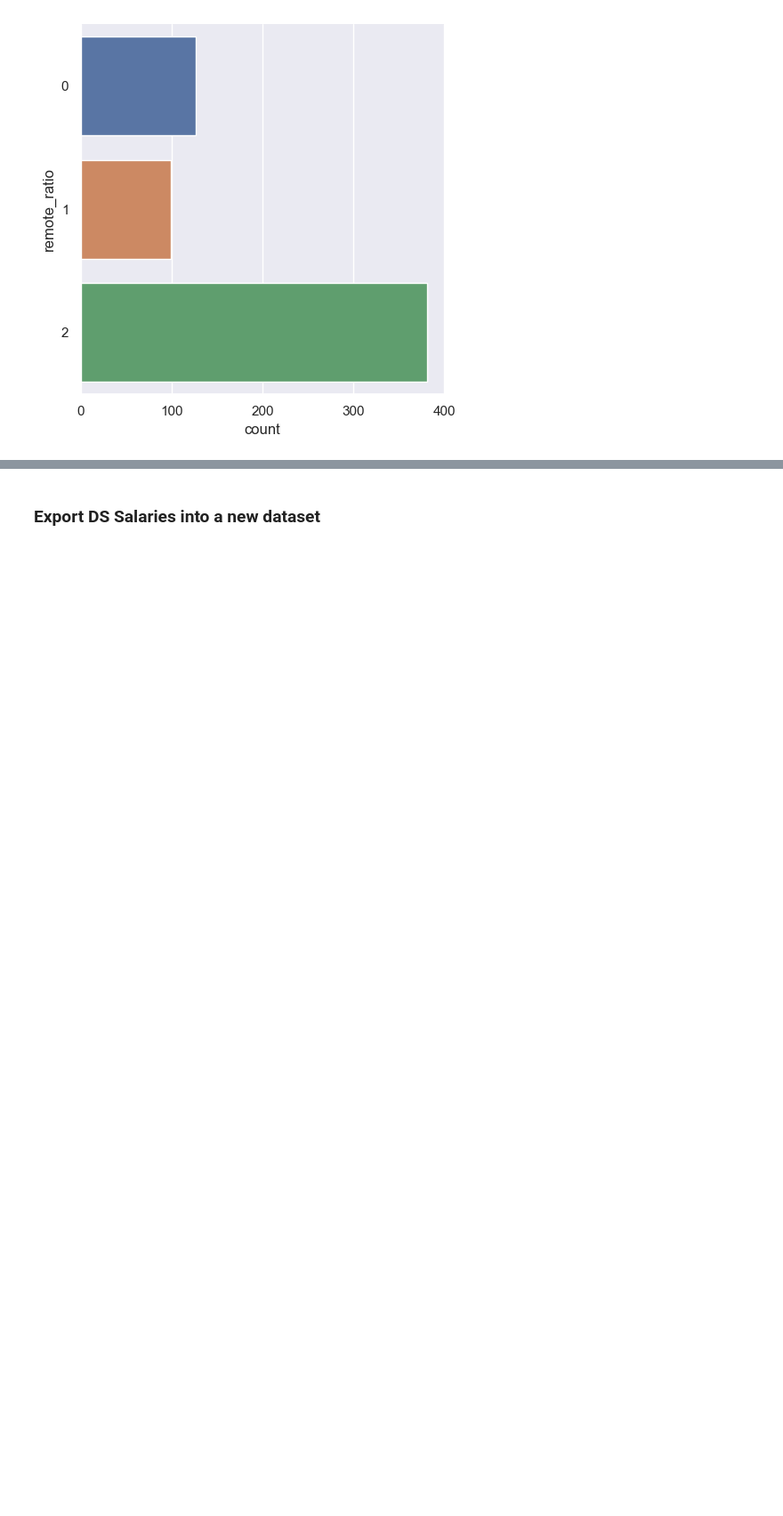
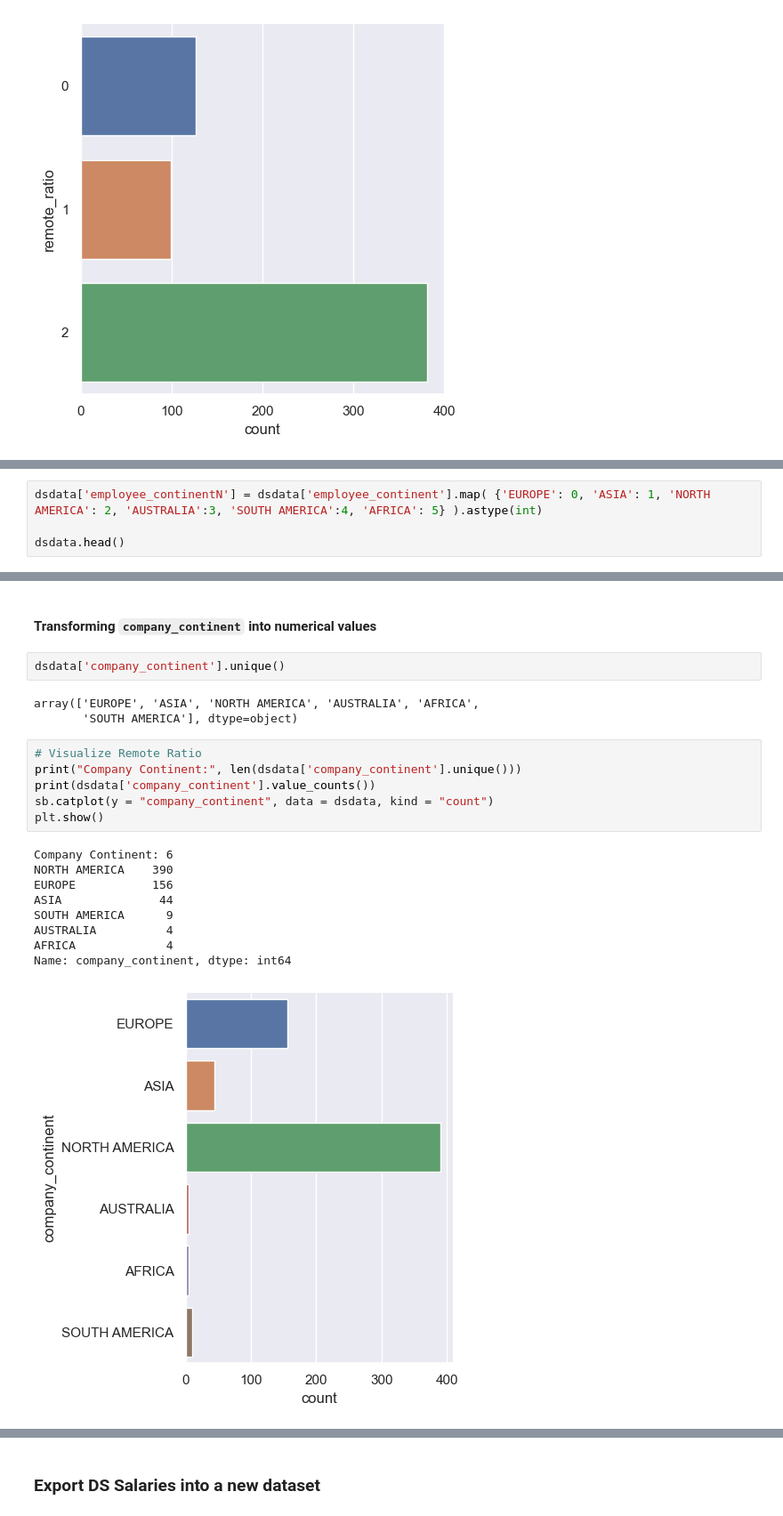
Before and after one commit to legitaxes/sc1015-mini_assignment, a Jupyter notebook: Data-Cleaning-and-Transformation.ipynb, the cells around one changed output, grey strips where cells are left out. Shown: that part at 89% size. Drawn from its saved outputs; the diff is of its cells as text; blank space fills up the shorter version.

```diff
--- a/Data-Cleaning-and-Transformation.ipynb
+++ b/Data-Cleaning-and-Transformation.ipynb
@@ -513,0 +565,4 @@ Name: remote_ratio, dtype: int64
+# %%
+dsdata['employee_continentN'] = dsdata['employee_continent'].map( {'EUROPE': 0, 'ASIA': 1, 'NORTH AMERICA': 2, 'AUSTRALIA':3, 'SOUTH AMERICA':4, 'AFRICA': 5} ).astype(int)
+
+dsdata.head()
@@ -513,0 +577,23 @@ Name: remote_ratio, dtype: int64
+# %% [markdown]
+#### Transforming `company_continent` into numerical values
+# %%
+dsdata['company_continent'].unique()
+# %% [output]
+array(['EUROPE', 'ASIA', 'NORTH AMERICA', 'AUSTRALIA', 'AFRICA',
+       'SOUTH AMERICA'], dtype=object)
+# %%
+# Visualize Remote Ratio
+print("Company Continent:", len(dsdata['company_continent'].unique()))
+print(dsdata['company_continent'].value_counts())
+sb.catplot(y = "company_continent", data = dsdata, kind = "count")
+plt.show()
+# %% [output]
+Company Continent: 6
+NORTH AMERICA    390
+EUROPE           156
+ASIA              44
+SOUTH AMERICA      9
+AUSTRALIA          4
+AFRICA             4
+Name: company_continent, dtype: int64
+[figure, added]
```
Also changed, not shown: parts of 13 cells of this notebook.
